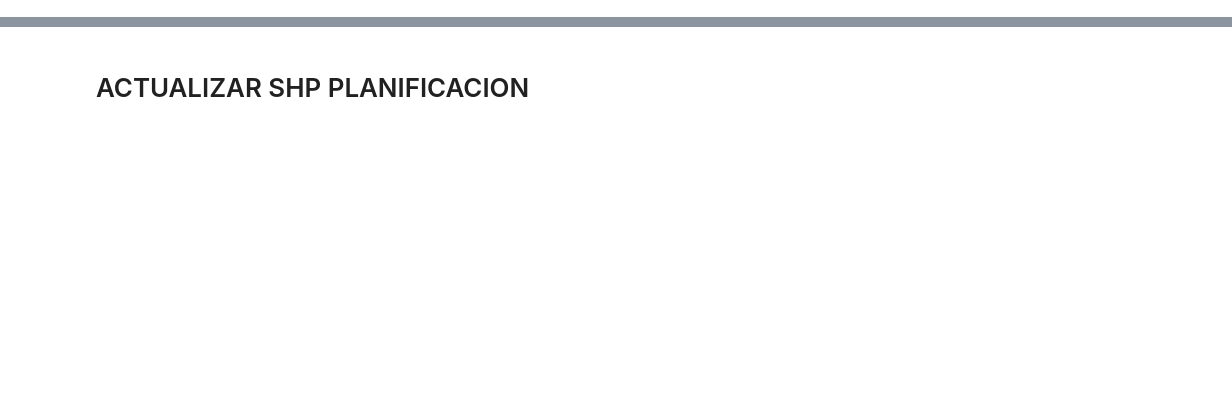
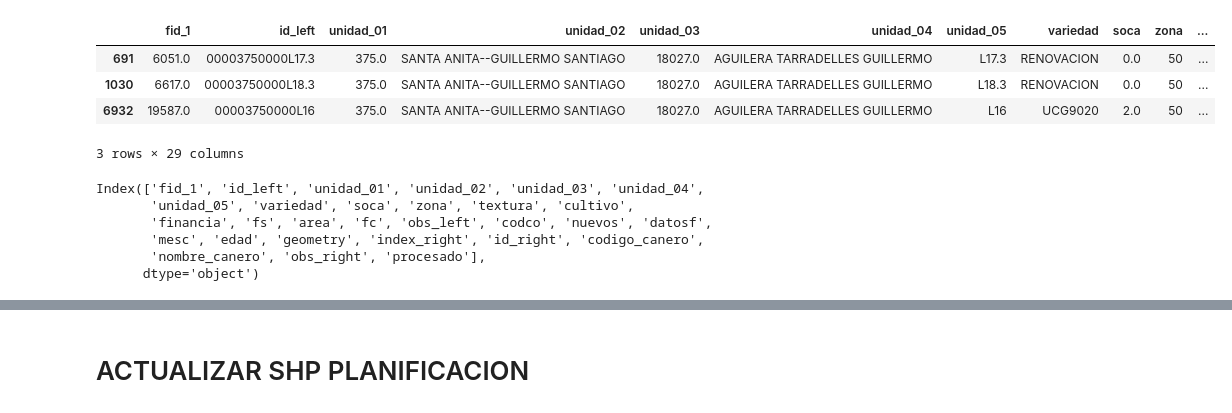
Before and after one commit to bismarksr17/utea_scripts, a Jupyter notebook: drones_pulverizacion/01_pluv_planificacion_V2.ipynb, the cells around one changed output, grey strips where cells are left out. Saved outputs shown, nothing was run; the diff lists cells and outputs as text; code cells hidden in the pictures; blank space fills up the shorter version.

```diff
--- a/drones_pulverizacion/01_pluv_planificacion_V2.ipynb
+++ b/drones_pulverizacion/01_pluv_planificacion_V2.ipynb
@@ -40,3 +48,5 @@ gdf_plan
 # %%
 # leer los dos shps de siembra y puntos de planificacion
 path_cat = RUTA_UNIDAD_ONE_DRIVE + r'\Ingenio Azucarero Guabira S.A\UTEA - SEMANAL - EQUIPO AVIACION UTEA\Pulverizacion\2025\SHP\catastro_S09_MIERCOLES.shp'
+gdf_cat = gpd.read_file(path_cat)
+gdf_cat.head(3)
@@ -42,0 +59,19 @@ path_cat = RUTA_UNIDAD_ONE_DRIVE + r'\Ingenio Azucarero Guabira S.A\UTEA - SEMAN
+# %%
+gdf_intersect_result = gpd.sjoin(gdf_cat, gdf_plan, how='inner')
+# %%
+gdf_intersect_result
+# %% [output]
+|  | fid_1 | id_left | unidad_01 | unidad_02 | unidad_03 | unidad_04 | unidad_05 | variedad | soca | zona | ... |
+| 691 | 6051.0 | 00003750000L17.3 | 375.0 | SANTA ANITA--GUILLERMO SANTIAGO | 18027.0 | AGUILERA TARRADELLES GUILLERMO | L17.3 | RENOVACION | 0.0 | 50 | ... |
+| 1030 | 6617.0 | 00003750000L18.3 | 375.0 | SANTA ANITA--GUILLERMO SANTIAGO | 18027.0 | AGUILERA TARRADELLES GUILLERMO | L18.3 | RENOVACION | 0.0 | 50 | ... |
+| 6932 | 19587.0 | 00003750000L16 | 375.0 | SANTA ANITA--GUILLERMO SANTIAGO | 18027.0 | AGUILERA TARRADELLES GUILLERMO | L16 | UCG9020 | 2.0 | 50 | ... |
+3 rows × 29 columns
+# %%
+gdf_intersect_result.columns
+# %% [output]
+Index(['fid_1', 'id_left', 'unidad_01', 'unidad_02', 'unidad_03', 'unidad_04',
+       'unidad_05', 'variedad', 'soca', 'zona', 'textura', 'cultivo',
+       'financia', 'fs', 'area', 'fc', 'obs_left', 'codco', 'nuevos', 'datosf',
+       'mesc', 'edad', 'geometry', 'index_right', 'id_right', 'codigo_canero',
+       'nombre_canero', 'obs_right', 'procesado'],
+      dtype='object')
```
Also changed, not shown: parts of 8 cells of this notebook, 1 other file.
